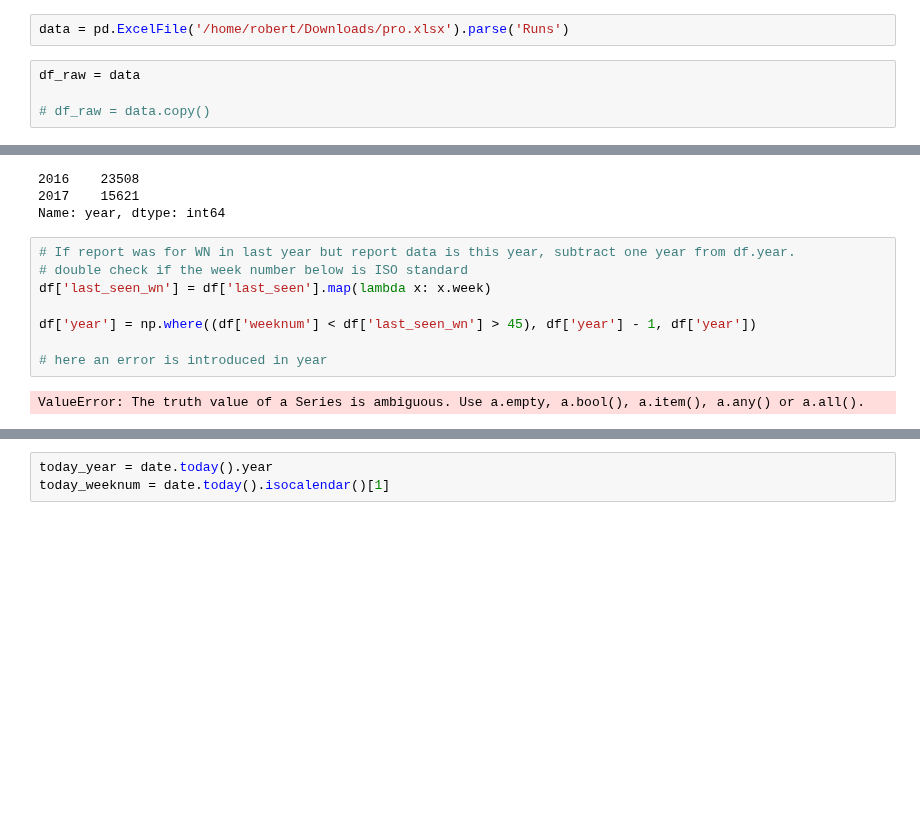
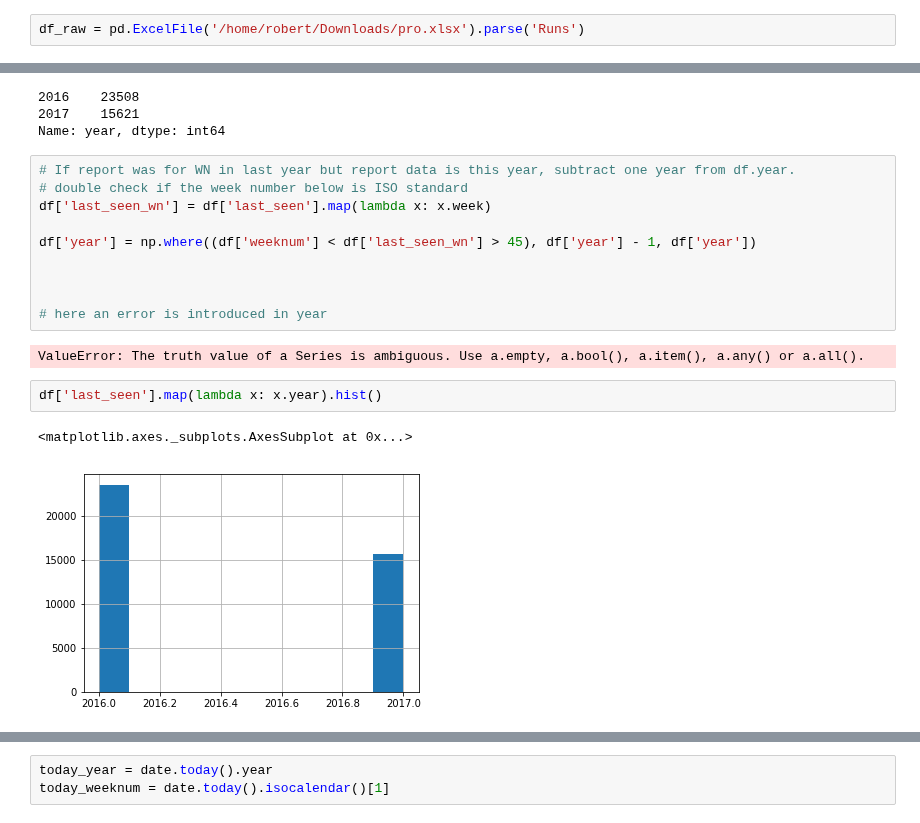
Before and after one commit to RobertJohnston/IMAM, a Jupyter notebook: Reporting Rate.ipynb, the cells around one changed output, grey strips where cells are left out. Drawn from its saved outputs; the diff is of its cells as text; blank space fills up the shorter version.

```diff
--- a/Reporting Rate.ipynb
+++ b/Reporting Rate.ipynb
@@ -703,11 +703,7 @@ django.setup()
 
 from home.models import Site
 # %%
-data = pd.ExcelFile('/home/robert/Downloads/pro.xlsx').parse('Runs')
+df_raw = pd.ExcelFile('/home/robert/Downloads/pro.xlsx').parse('Runs')
-# %%
-df_raw = data
-
-# df_raw = data.copy()
 # %%
 rename_cols(df_raw)
 merge_in_and_outpatients(df_raw)
@@ -781,6 +777,13 @@ df['last_seen_wn'] = df['last_seen'].map(lambda x: x.week)
 
 df['year'] = np.where((df['weeknum'] < df['last_seen_wn'] > 45), df['year'] - 1, df['year'])
 
+
+
 # here an error is introduced in year
 # %% [output]
 ValueError: The truth value of a Series is ambiguous. Use a.empty, a.bool(), a.item(), a.any() or a.all().
+# %%
+df['last_seen'].map(lambda x: x.year).hist()
+# %% [output]
+<matplotlib.axes._subplots.AxesSubplot at 0x...>
+[figure, added]
```
Also changed, not shown: parts of 2 cells of this notebook, 2 other files.
